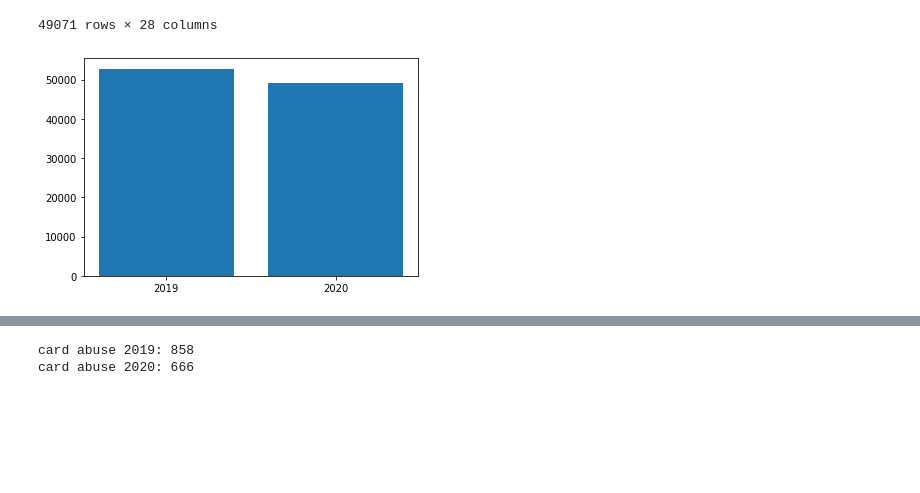
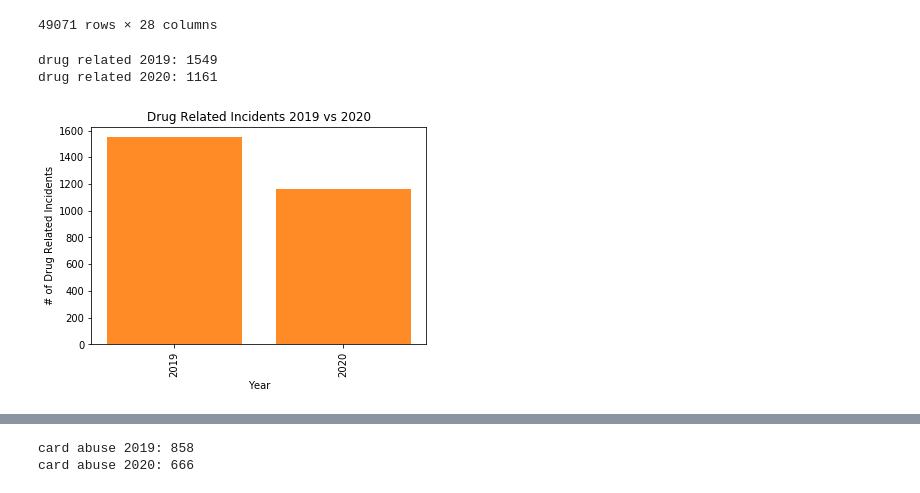
Before and after one commit to ibeth92/Crime_in_the_Time_of_COVID, a Jupyter notebook: Overall Crime.ipynb, the cells around one changed output, grey strips where cells are left out. Saved outputs shown, nothing was run; the diff lists cells and outputs as text; code cells hidden in the pictures; blank space fills up the shorter version.

```diff
--- a/Overall Crime.ipynb
+++ b/Overall Crime.ipynb
@@ -186,10 +187,5 @@ drug2020_clean_df
 | 49069 | 2257613 | 2020970960 | FAMILY DISTURBANCE | 3400 | N | ... |
 | 49070 | 2257617 | 2020951013 | THEFT BY SHOPLIFTING | 607 | N | ... |
 49071 rows × 28 columns
-# %%
-plt.bar(["2019","2020"], [len(drug2019_clean_df), len(drug2020_clean_df)])
-plt.show()
-# %% [output]
-[figure, removed]
 # %%
 #Grab only a few needed columns from main data set for line graphs
@@ -204,3 +200,22 @@ crime_data_selection_2020 = crime_data_selection_2020.copy()
 crime_data_selection_2020["Month Occurred"] = pd.DatetimeIndex(crime_data_selection_2020["Occurred Date"]).month
 crime_data_selection_2020["Month Occurred"] = crime_data_selection_2020["Month Occurred"].apply(lambda x: calendar.month_name[x])
 crime_data_selection_months_2020 = crime_data_selection_2020[["Highest Offense Description","Month Occurred"]]
+# %%
+drugrelated2019 = drug2019_clean_df[drug2019_clean_df['Highest Offense Description'].str.contains("Drug Related")]
+print(f"drug related 2019: {len(drugrelated2019)}")
+
+drugrelated2020 = drug2020_clean_df[drug2020_clean_df['Highest Offense Description'].str.contains("Drug Related")]
+print(f"drug related 2020: {len(drugrelated2020)}")
+# %% [output]
+drug related 2019: 1549
+drug related 2020: 1161
+# %%
+plt.bar(["2019","2020"], [len(drugrelated2019), len(drugrelated2020)], color='tab:orange', alpha=0.9, align="center")
+plt.xlabel("Year")
+plt.xticks(rotation=90)
+plt.ylabel("# of Drug Related Incidents")
+plt.title("Drug Related Incidents 2019 vs 2020")
+plt.savefig('drugrelated.bar.png')
+plt.show()
+# %% [output]
+[figure, added]
```
Also changed, not shown: parts of 18 cells of this notebook, 12 other files.
